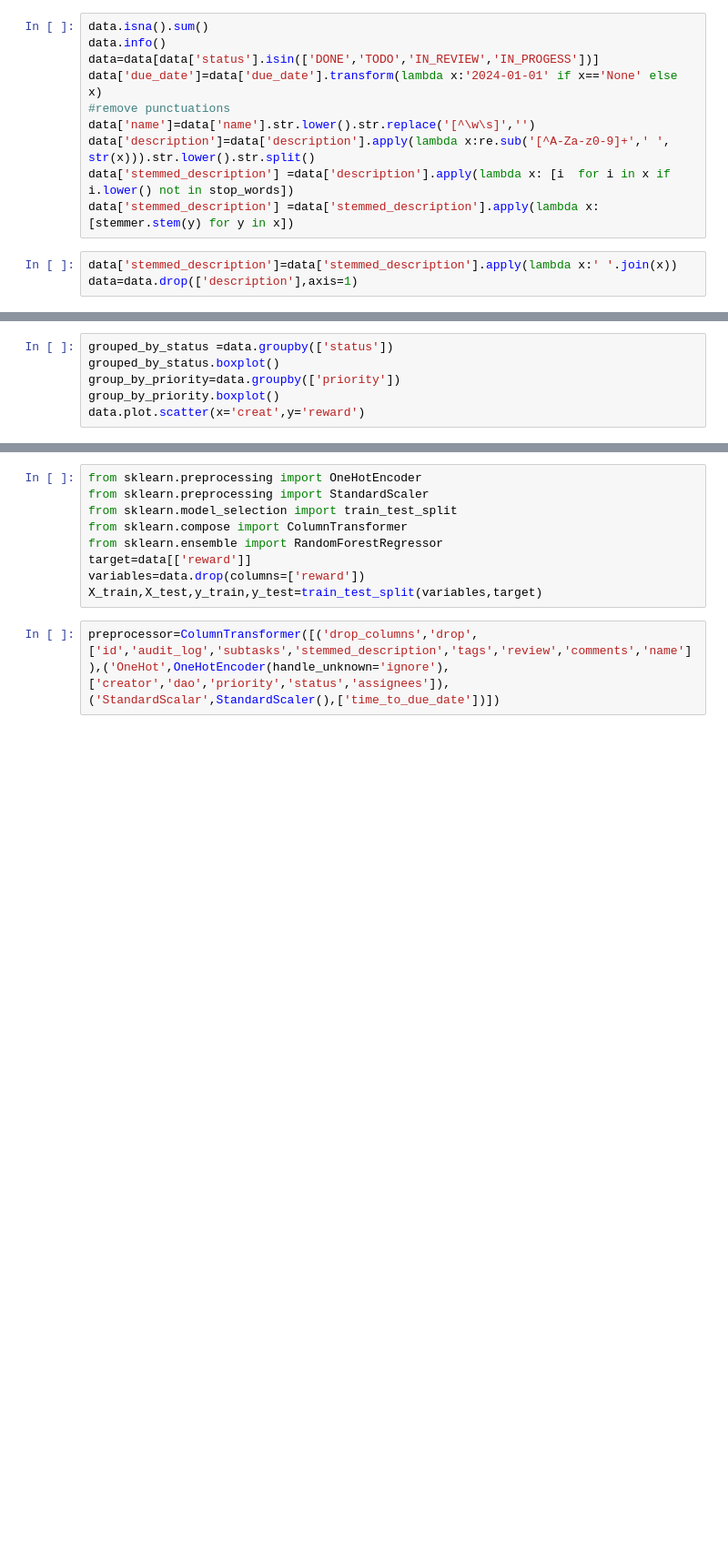
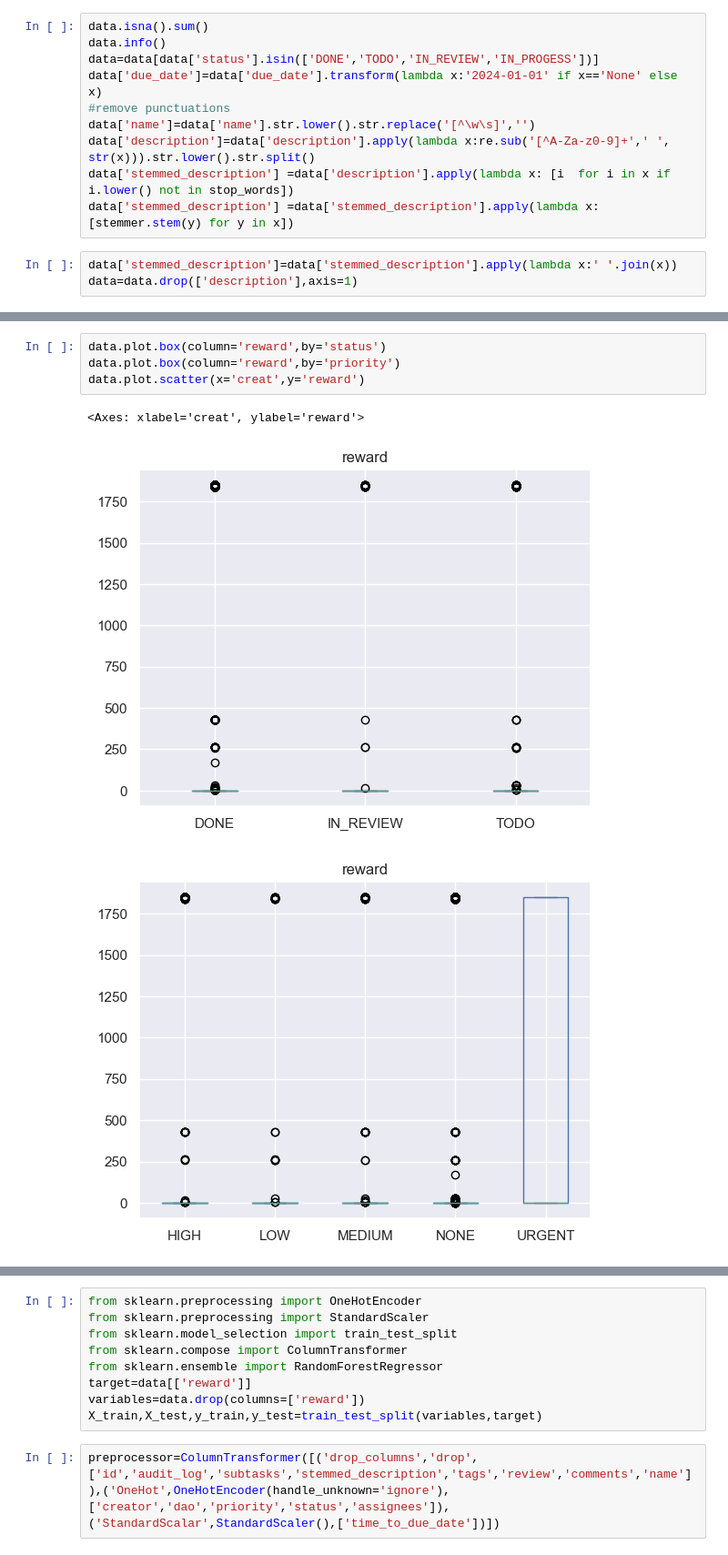
Before and after one commit to x2125001/WonderProject, a Jupyter notebook: bounty_regression.ipynb, the cells around one changed output, grey strips where cells are left out. Shown: that part at 91% size. Drawn from its saved outputs; the diff is of its cells as text; blank space fills up the shorter version.

```diff
--- a/bounty_regression.ipynb
+++ b/bounty_regression.ipynb
@@ -28,6 +110,8 @@ data=data.drop(['description'],axis=1)
 # %%
-grouped_by_status =data.groupby(['status'])
-grouped_by_status.boxplot()
-group_by_priority=data.groupby(['priority'])
-group_by_priority.boxplot()
+data.plot.box(column='reward',by='status')
+data.plot.box(column='reward',by='priority')
 data.plot.scatter(x='creat',y='reward')
+# %% [output]
+<Axes: xlabel='creat', ylabel='reward'>
+[figure, added]
+[figure, added]
```
Also changed, not shown: parts of 26 cells of this notebook, 1 other file.
